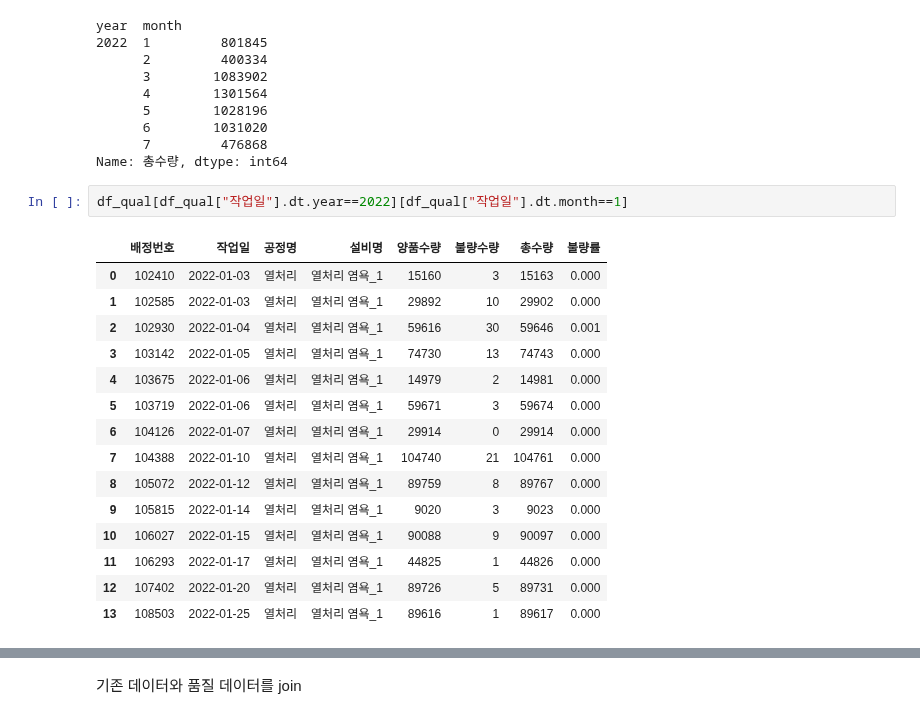
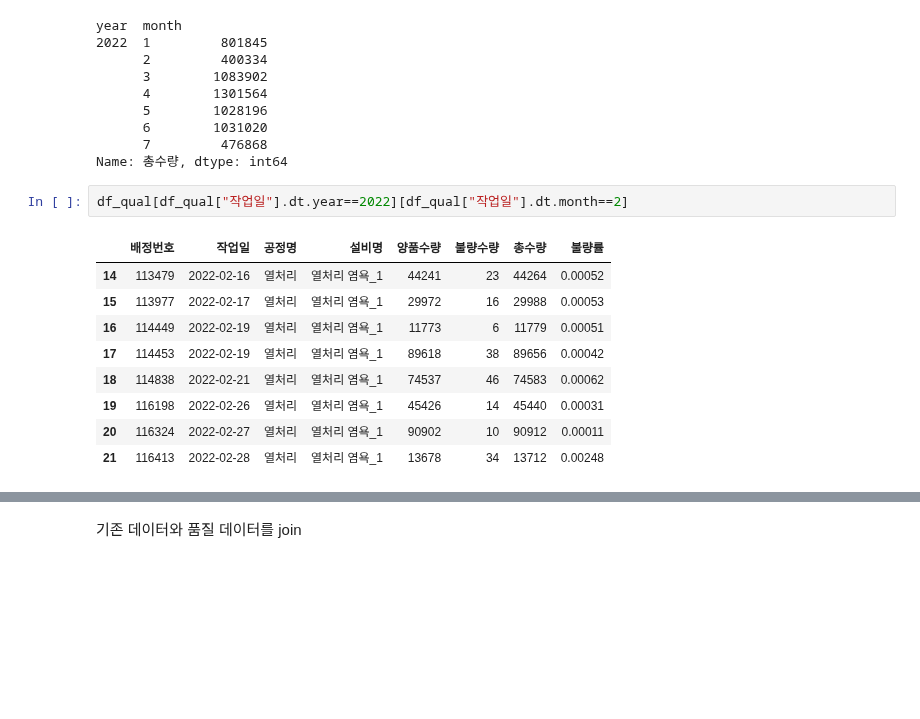
Before and after one commit to nyeokinyeoki/kamp, a Jupyter notebook: Data_analyse_heat_treatment_제조에 미련이 남아.ipynb, the cells around one changed output, grey strips where cells are left out. Cells and saved outputs as stored; diff of their text form; blank space fills up the shorter version.

```diff
--- a/Data_analyse_heat_treatment_제조에 미련이 남아.ipynb
+++ b/Data_analyse_heat_treatment_제조에 미련이 남아.ipynb
@@ -508,20 +508,14 @@ year  month
       7         476868
 Name: 총수량, dtype: int64
 # %%
-df_qual[df_qual["작업일"].dt.year==2022][df_qual["작업일"].dt.month==1]
+df_qual[df_qual["작업일"].dt.year==2022][df_qual["작업일"].dt.month==2]
 # %% [output]
 |  | 배정번호 | 작업일 | 공정명 | 설비명 | 양품수량 | 불량수량 | 총수량 | 불량률 |
-| 0 | 102410 | 2022-01-03 | 열처리 | 열처리 염욕_1 | 15160 | 3 | 15163 | 0.000 |
-| 1 | 102585 | 2022-01-03 | 열처리 | 열처리 염욕_1 | 29892 | 10 | 29902 | 0.000 |
-| 2 | 102930 | 2022-01-04 | 열처리 | 열처리 염욕_1 | 59616 | 30 | 59646 | 0.001 |
-| 3 | 103142 | 2022-01-05 | 열처리 | 열처리 염욕_1 | 74730 | 13 | 74743 | 0.000 |
-| 4 | 103675 | 2022-01-06 | 열처리 | 열처리 염욕_1 | 14979 | 2 | 14981 | 0.000 |
-| 5 | 103719 | 2022-01-06 | 열처리 | 열처리 염욕_1 | 59671 | 3 | 59674 | 0.000 |
-| 6 | 104126 | 2022-01-07 | 열처리 | 열처리 염욕_1 | 29914 | 0 | 29914 | 0.000 |
-| 7 | 104388 | 2022-01-10 | 열처리 | 열처리 염욕_1 | 104740 | 21 | 104761 | 0.000 |
-| 8 | 105072 | 2022-01-12 | 열처리 | 열처리 염욕_1 | 89759 | 8 | 89767 | 0.000 |
-| 9 | 105815 | 2022-01-14 | 열처리 | 열처리 염욕_1 | 9020 | 3 | 9023 | 0.000 |
-| 10 | 106027 | 2022-01-15 | 열처리 | 열처리 염욕_1 | 90088 | 9 | 90097 | 0.000 |
-| 11 | 106293 | 2022-01-17 | 열처리 | 열처리 염욕_1 | 44825 | 1 | 44826 | 0.000 |
-| 12 | 107402 | 2022-01-20 | 열처리 | 열처리 염욕_1 | 89726 | 5 | 89731 | 0.000 |
-| 13 | 108503 | 2022-01-25 | 열처리 | 열처리 염욕_1 | 89616 | 1 | 89617 | 0.000 |
+| 14 | 113479 | 2022-02-16 | 열처리 | 열처리 염욕_1 | 44241 | 23 | 44264 | 0.00052 |
+| 15 | 113977 | 2022-02-17 | 열처리 | 열처리 염욕_1 | 29972 | 16 | 29988 | 0.00053 |
+| 16 | 114449 | 2022-02-19 | 열처리 | 열처리 염욕_1 | 11773 | 6 | 11779 | 0.00051 |
+| 17 | 114453 | 2022-02-19 | 열처리 | 열처리 염욕_1 | 89618 | 38 | 89656 | 0.00042 |
+| 18 | 114838 | 2022-02-21 | 열처리 | 열처리 염욕_1 | 74537 | 46 | 74583 | 0.00062 |
+| 19 | 116198 | 2022-02-26 | 열처리 | 열처리 염욕_1 | 45426 | 14 | 45440 | 0.00031 |
+| 20 | 116324 | 2022-02-27 | 열처리 | 열처리 염욕_1 | 90902 | 10 | 90912 | 0.00011 |
+| 21 | 116413 | 2022-02-28 | 열처리 | 열처리 염욕_1 | 13678 | 34 | 13712 | 0.00248 |
```
Also changed, not shown: parts of 4 cells of this notebook.
